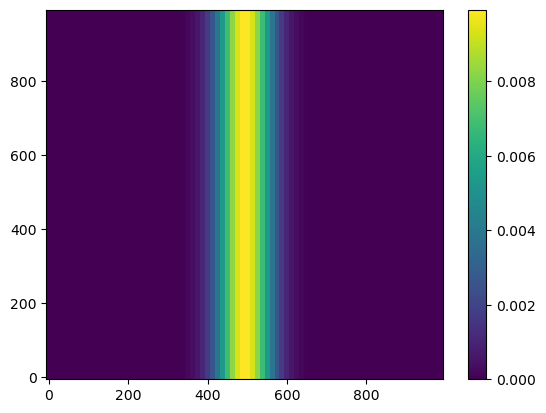
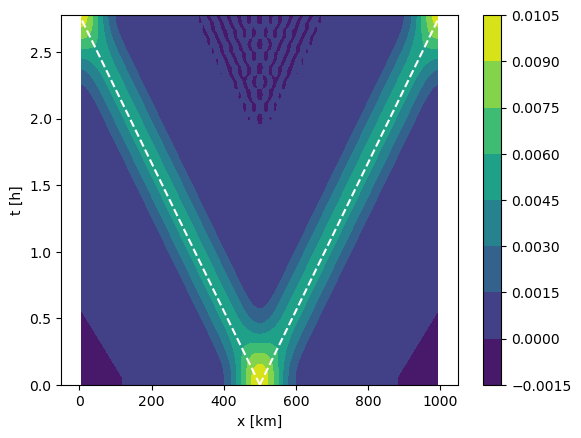
The change to this notebook cell's code, shown as a diff; its figure went from the first image to the second:
--- before
+++ after
@@ -10,9 +10,8 @@
           )
 M.perturb_h(0.01, 50.e3, 500e3) 
-plt.pcolormesh( M.xq/1e3, M.yq/1e3, M.eta(k=0) ); plt.colorbar();
 
 u,v,h,time = M.run(200.,1,50);
-plt.figure();
-plt.contourf( M.xh1, time, (h - M.D)[:,0,0,:] ); plt.colorbar();
-plt.plot( 500e3 + M.cg * time, time, '--w' );
-plt.plot( 500e3 - M.cg * time, time, '--w' );
+plt.contourf( M.xh1/1e3, time/3600, (h - M.D)[:,0,0,:] ); plt.colorbar();
+plt.plot( (M.Lx/2 + M.cg * time)/1e3, time/3600, '--w' );
+plt.plot( (M.Lx/2 - M.cg * time)/1e3, time/3600, '--w' );
+plt.xlabel('x [km]'); plt.ylabel('t [h]')

Commit: Added units and fixed plot fot 2-layer c_i